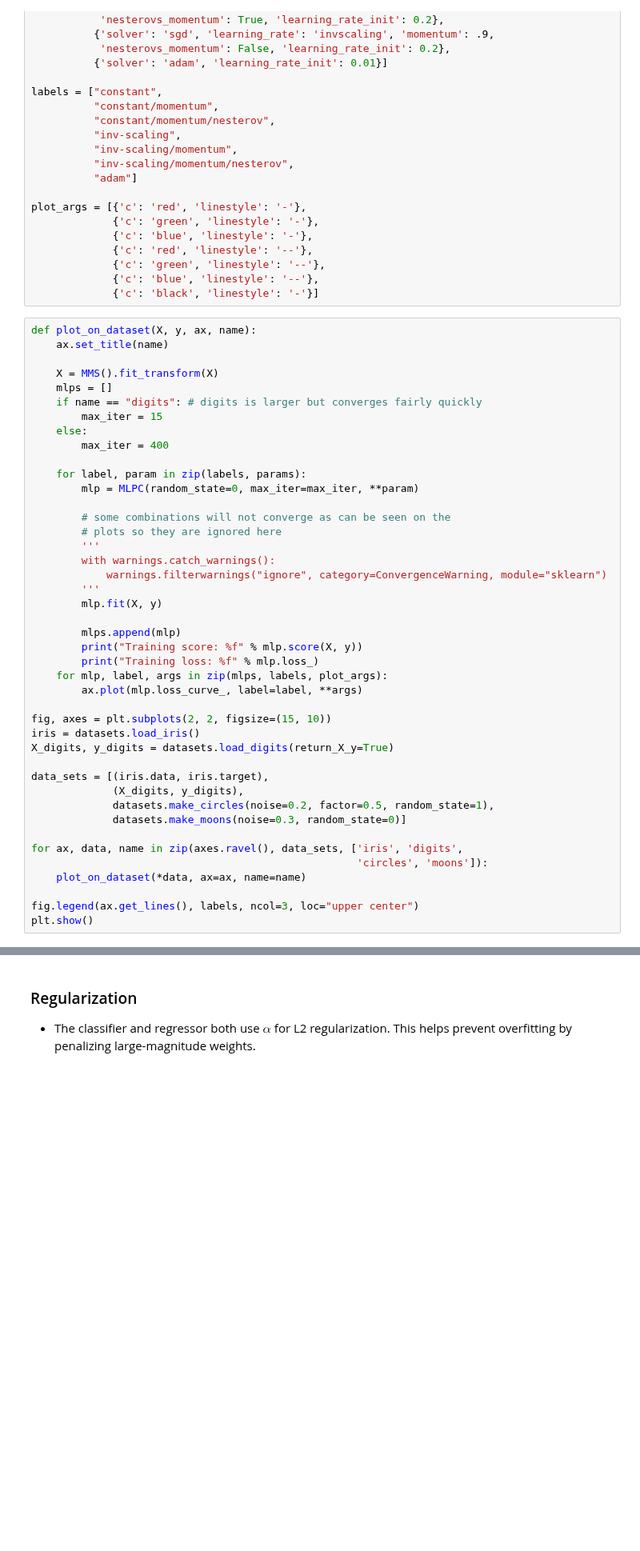
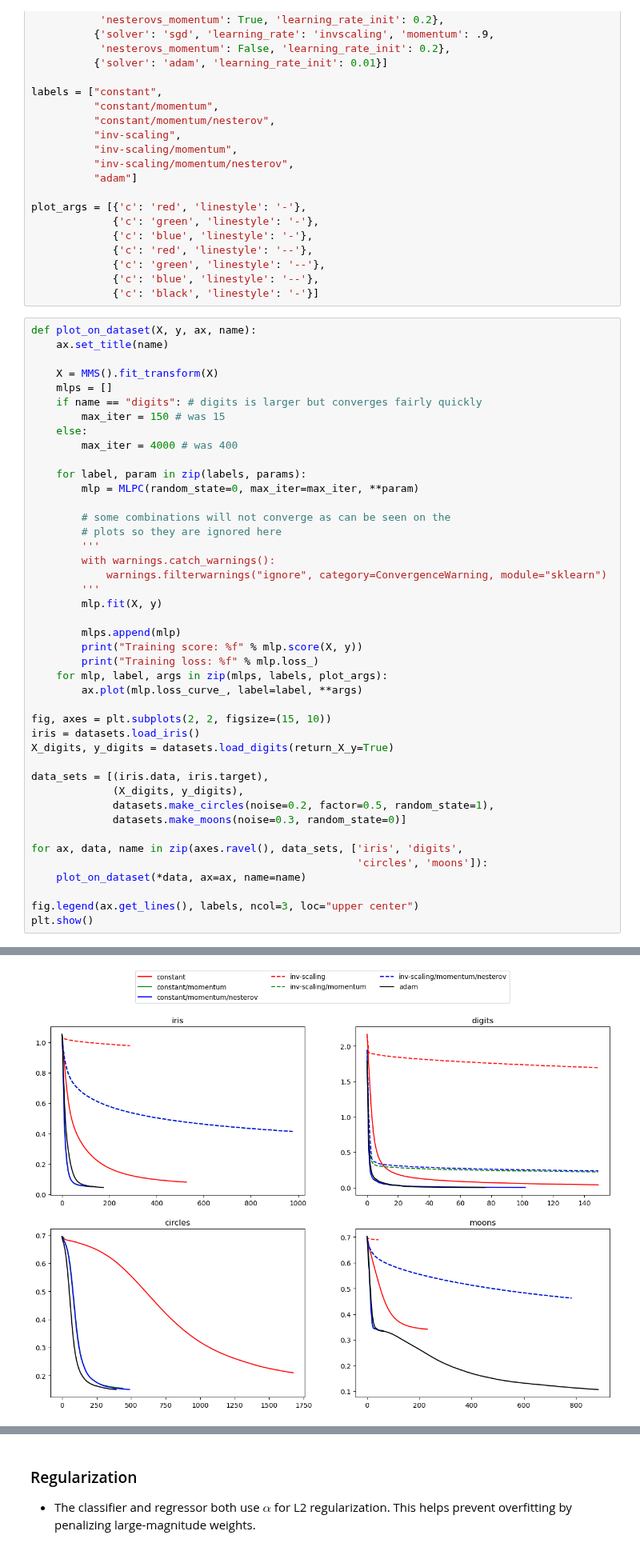
Before and after one commit to bjpcjp/scikit-learn, a Jupyter notebook: 17_perceptron.ipynb, the cells around one changed output, grey strips where cells are left out. Shown at 80% size. Saved outputs shown, nothing was run; the diff lists cells and outputs as text; blank space fills up the shorter version.

```diff
--- a/17_perceptron.ipynb
+++ b/17_perceptron.ipynb
@@ -104,9 +107,9 @@ def plot_on_dataset(X, y, ax, name):
     X = MMS().fit_transform(X)
     mlps = []
     if name == "digits": # digits is larger but converges fairly quickly
-        max_iter = 15
+        max_iter = 150 # was 15
     else:
-        max_iter = 400
+        max_iter = 4000 # was 400
 
     for label, param in zip(labels, params):
         mlp = MLPC(random_state=0, max_iter=max_iter, **param)
@@ -194,0 +188 @@ Training loss: 0.689015
+[figure, added]
```
Also changed, not shown: parts of 10 cells of this notebook.
